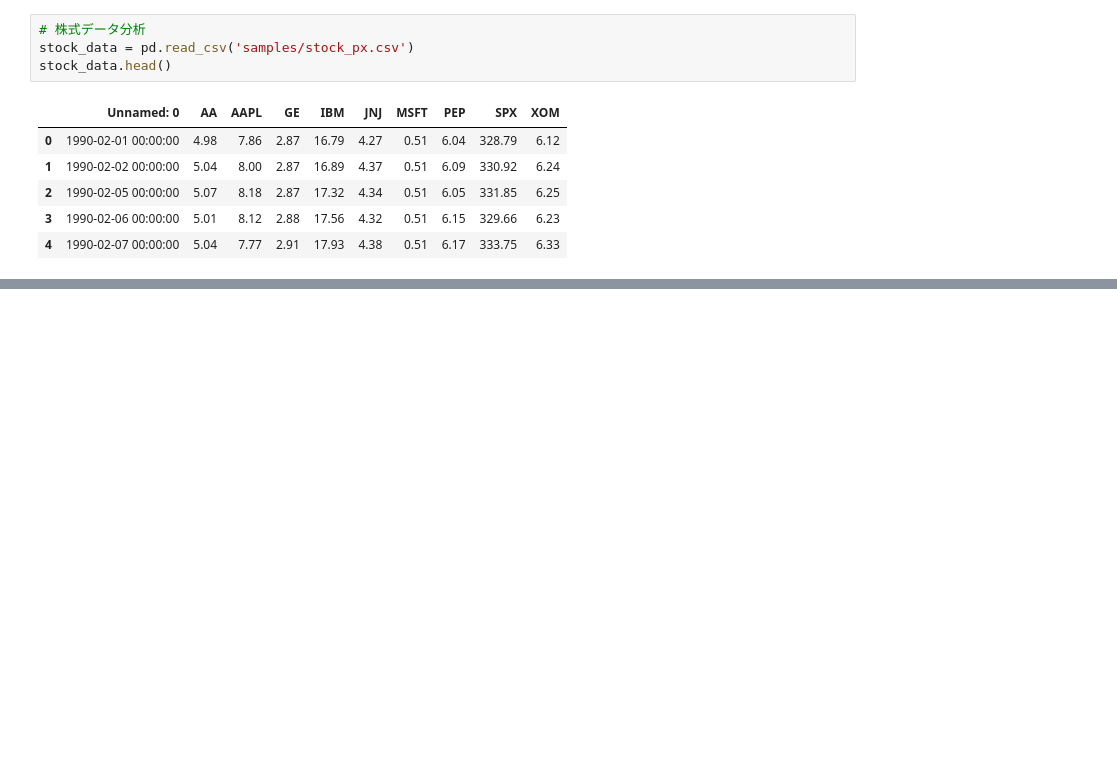
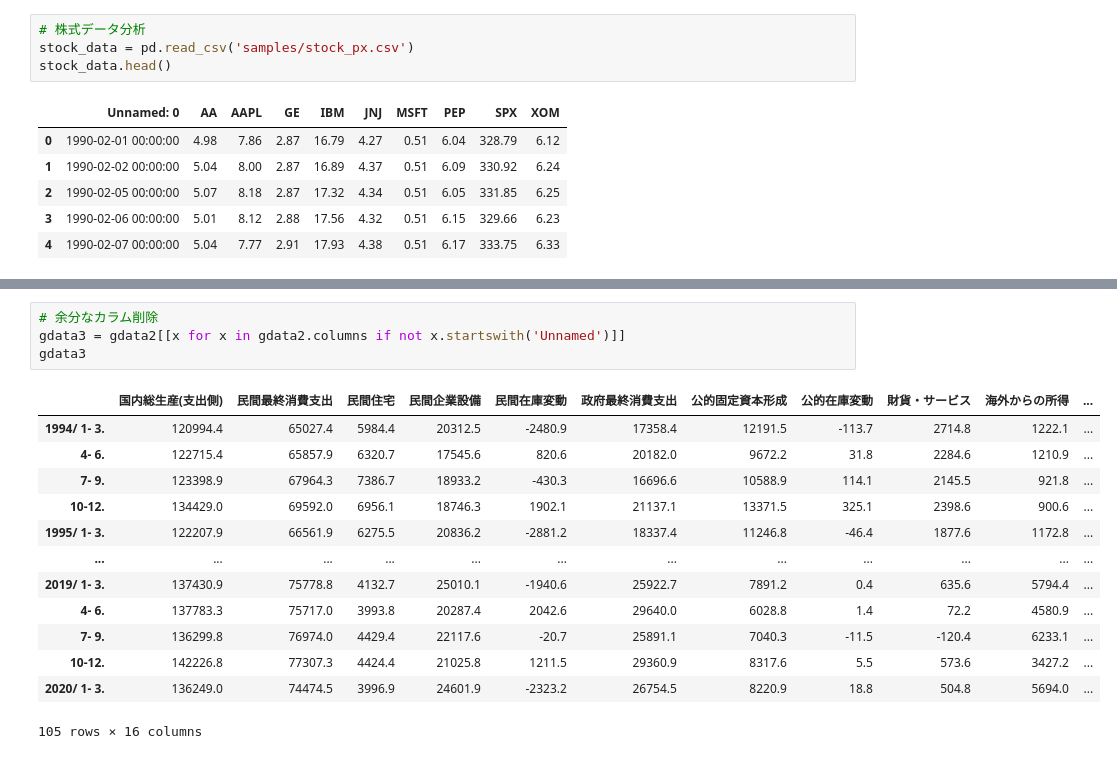
Before and after one commit to ghoso/python_data_analysis_nb, a Jupyter notebook: analysis-project.ipynb, the cells around one changed output, grey strips where cells are left out. Saved outputs shown, nothing was run; the diff lists cells and outputs as text; blank space fills up the shorter version.

```diff
--- a/analysis-project.ipynb
+++ b/analysis-project.ipynb
@@ -78,0 +154,18 @@ stock_data.head()
+# %%
+# 余分なカラム削除
+gdata3 = gdata2[[x for x in gdata2.columns if not x.startswith('Unnamed')]]
+gdata3
+# %% [output]
+|  | 国内総生産(支出側) | 民間最終消費支出 | 民間住宅 | 民間企業設備 | 民間在庫変動 | 政府最終消費支出 | 公的固定資本形成 | 公的在庫変動 | 財貨・サービス | 海外からの所得 | ... |
+| 1994/ 1- 3. | 120994.4 | 65027.4 | 5984.4 | 20312.5 | -2480.9 | 17358.4 | 12191.5 | -113.7 | 2714.8 | 1222.1 | ... |
+| 4- 6. | 122715.4 | 65857.9 | 6320.7 | 17545.6 | 820.6 | 20182.0 | 9672.2 | 31.8 | 2284.6 | 1210.9 | ... |
+| 7- 9. | 123398.9 | 67964.3 | 7386.7 | 18933.2 | -430.3 | 16696.6 | 10588.9 | 114.1 | 2145.5 | 921.8 | ... |
+| 10-12. | 134429.0 | 69592.0 | 6956.1 | 18746.3 | 1902.1 | 21137.1 | 13371.5 | 325.1 | 2398.6 | 900.6 | ... |
+| 1995/ 1- 3. | 122207.9 | 66561.9 | 6275.5 | 20836.2 | -2881.2 | 18337.4 | 11246.8 | -46.4 | 1877.6 | 1172.8 | ... |
+| ... | ... | ... | ... | ... | ... | ... | ... | ... | ... | ... | ... |
+| 2019/ 1- 3. | 137430.9 | 75778.8 | 4132.7 | 25010.1 | -1940.6 | 25922.7 | 7891.2 | 0.4 | 635.6 | 5794.4 | ... |
+| 4- 6. | 137783.3 | 75717.0 | 3993.8 | 20287.4 | 2042.6 | 29640.0 | 6028.8 | 1.4 | 72.2 | 4580.9 | ... |
+| 7- 9. | 136299.8 | 76974.0 | 4429.4 | 22117.6 | -20.7 | 25891.1 | 7040.3 | -11.5 | -120.4 | 6233.1 | ... |
+| 10-12. | 142226.8 | 77307.3 | 4424.4 | 21025.8 | 1211.5 | 29360.9 | 8317.6 | 5.5 | 573.6 | 3427.2 | ... |
+| 2020/ 1- 3. | 136249.0 | 74474.5 | 3996.9 | 24601.9 | -2323.2 | 26754.5 | 8220.9 | 18.8 | 504.8 | 5694.0 | ... |
+105 rows × 16 columns
```
Also changed, not shown: parts of 10 cells of this notebook, 2 other files.
